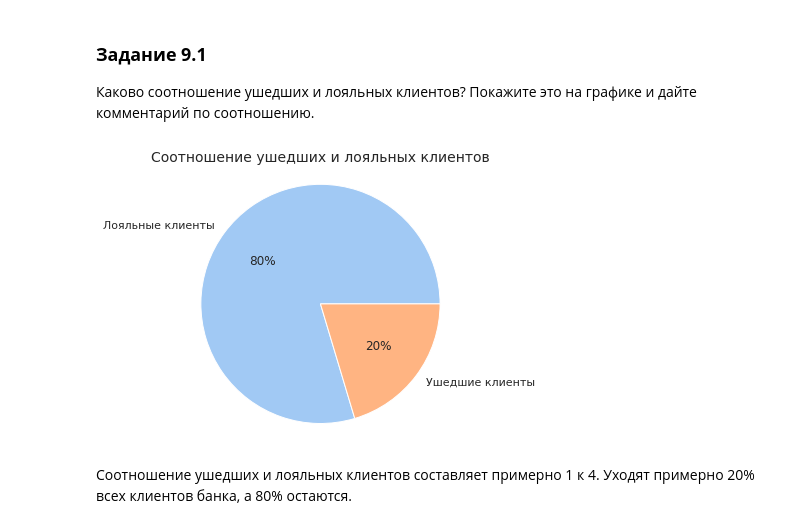
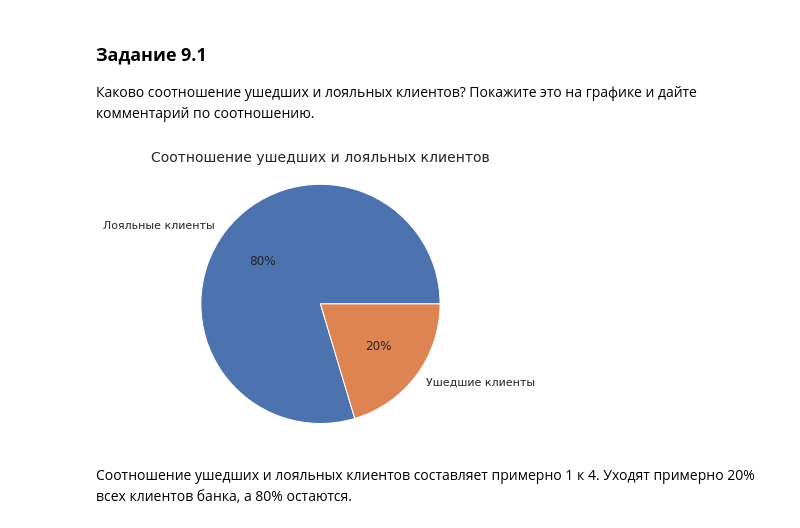
Before and after one commit to SergeyObukhov/sf_data_science, a Jupyter notebook: HomeWorks/Practice_Churn.ipynb, the cells around one changed output. Drawn from its saved outputs; the diff is of its cells as text; code cells hidden in the pictures.

```diff
--- a/HomeWorks/Practice_Churn.ipynb
+++ b/HomeWorks/Practice_Churn.ipynb
@@ -17,24 +17,24 @@ churn_data = pd.read_csv(url, encoding='ISO-8859-1', compression='zip')
 # %%
 # для корректности легенды добавим уточняющий признак
 churn_data['Лояльность клиента'] = churn_data['Exited'].apply(lambda x: 'Ушедшие клиенты' if x == 1 else 'Лояльные клиенты')
 
 
 gone_ratio = churn_data['Лояльность клиента'].value_counts()
 
 fig = plt.figure(figsize=(5,5))
-colors_sns = sns.color_palette('pastel')
+colors_sns = sns.color_palette()
 pie1 = plt.pie(
     gone_ratio,
     labels=['Лояльные клиенты', 'Ушедшие клиенты'],
     colors=colors_sns,
     autopct='%.0f%%',
     radius=1.1
 );
 
 plt.title('Cоотношение ушедших и лояльных клиентов', fontsize=14);
 plt.show();
 # %% [output]
-[figure, old version]
+[figure, new version]
 # %% [markdown]
 Соотношение ушедших и лояльных клиентов составляет примерно 1 к 4. Уходят примерно 20% всех клиентов банка, а 80% остаются.
 # %% [markdown]
```
